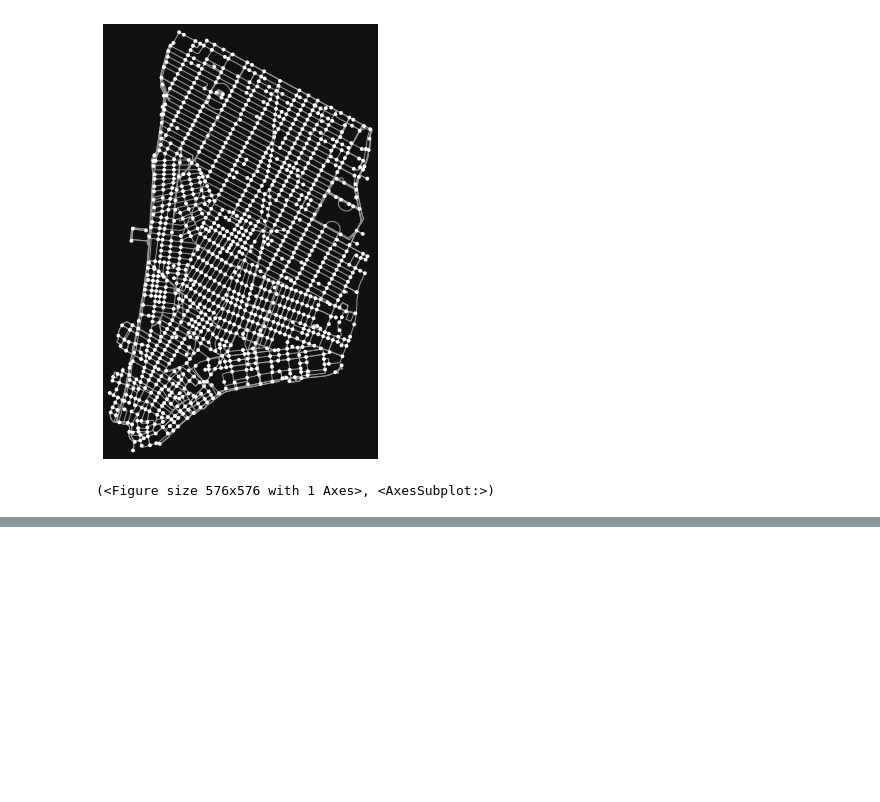
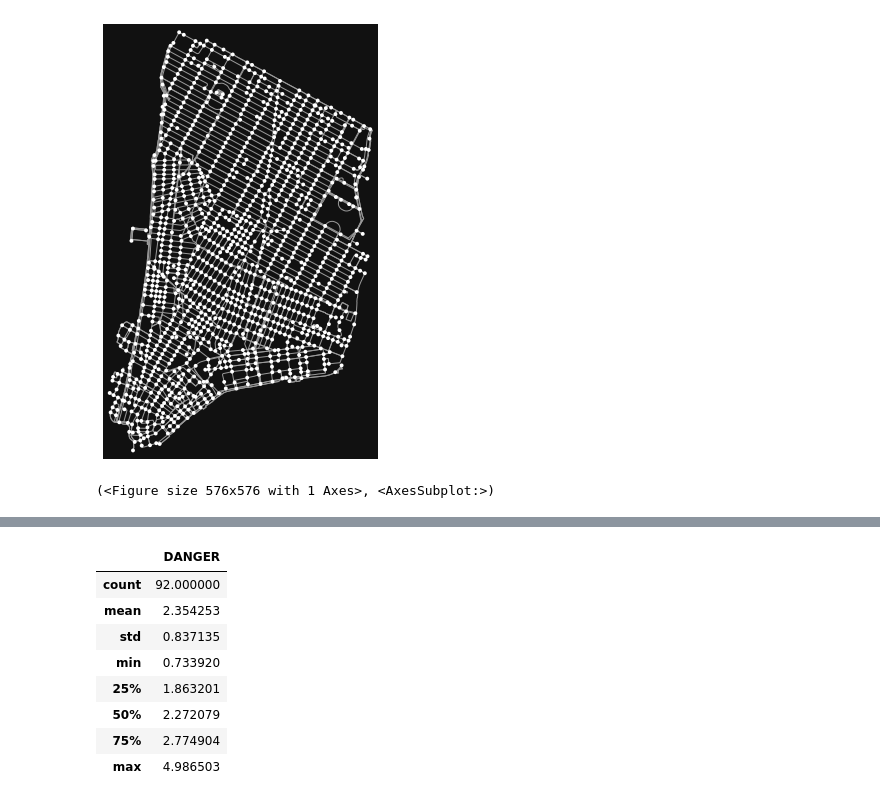
Before and after one commit to clyman23/spoke, a Jupyter notebook: notebooks/maxdumas/average_danger_by_cta.ipynb, the cells around one changed output, grey strips where cells are left out. Saved outputs shown, nothing was run; the diff lists cells and outputs as text; code cells hidden in the pictures; blank space fills up the shorter version.

```diff
--- a/notebooks/maxdumas/average_danger_by_cta.ipynb
+++ b/notebooks/maxdumas/average_danger_by_cta.ipynb
@@ -35,2 +50,14 @@ tract_gdf.head()
+# %%
+danger_by_tract_df.describe()
+# %% [output]
+|  | DANGER |
+| count | 92.000000 |
+| mean | 2.354253 |
+| std | 0.837135 |
+| min | 0.733920 |
+| 25% | 1.863201 |
+| 50% | 2.272079 |
+| 75% | 2.774904 |
+| max | 4.986503 |
 # %%
 danger_by_tract_df = danger_df.groupby('CENSUS_TRACT_ID').mean()
```
Also changed, not shown: parts of 4 cells of this notebook.
